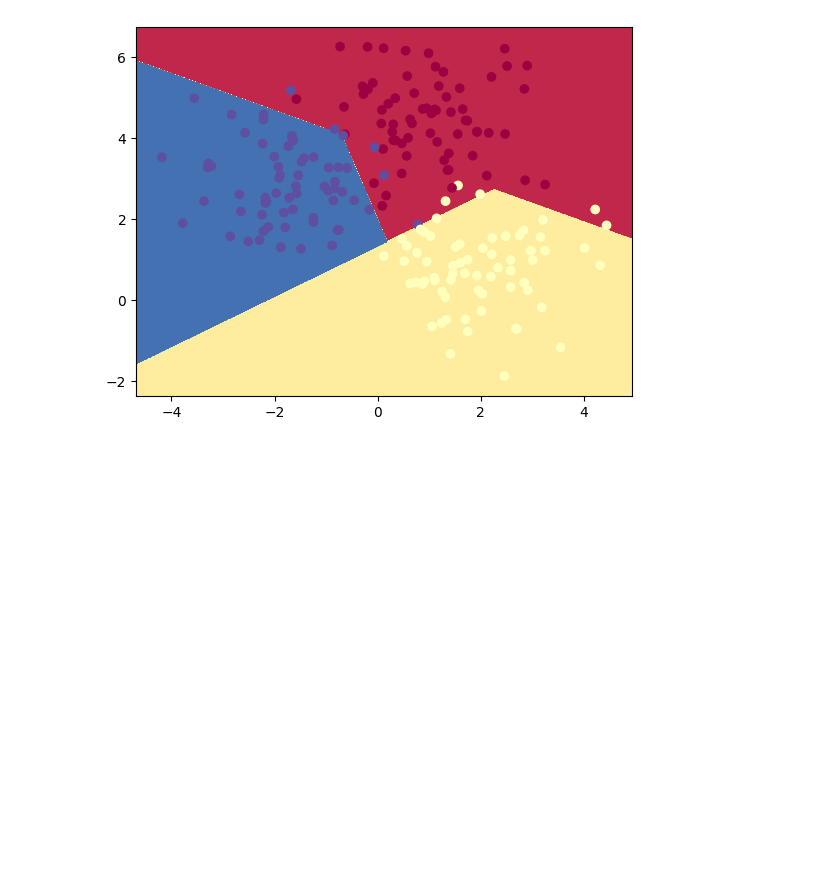
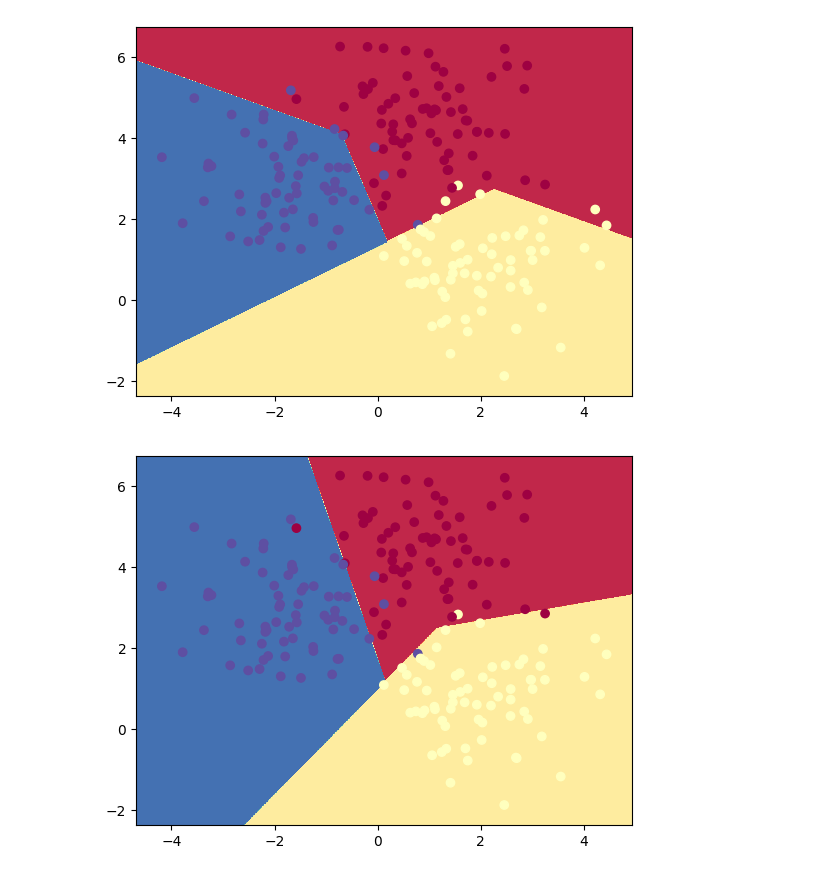
Before and after one commit to VladGnatiuk/projector_ml6, a Jupyter notebook: _vg/homeworks/homework 01-v2.ipynb, the cells around one changed output. Saved outputs shown, nothing was run; the diff lists cells and outputs as text; code cells hidden in the pictures; blank space fills up the shorter version.

```diff
--- a/_vg/homeworks/homework 01-v2.ipynb
+++ b/_vg/homeworks/homework 01-v2.ipynb
@@ -219,7 +219,7 @@ def plot_decision_boundary(x, y, pred_func):
     plt.show()
 
 
-def run_perceptron(x, y, lr, max_iterations_wo_improvement = 20, max_iterations = 100):
+def run_perceptron2(x, y, lr, max_iterations_wo_improvement = 20, max_iterations = 100):
     w = np.random.random((x.shape[1], y.shape[1]))
 
     error = get_error(w, x, y)
@@ -267,7 +267,50 @@ X, y = sklearn.datasets.make_blobs(N)
 X_1 = add_ones(X)
 y_encoded = one_hot_encode(y, 3)
 
-w = run_perceptron(X_1, y_encoded, 1, 500, 1000)
+w = run_perceptron2(X_1, y_encoded, 1, 500, 1000)
 plot_decision_boundary(X, y, lambda x: predict_class(w, x))
 # %% [output]
 [figure]
+# %%
+# One vs one approach (with loops)
+
+def predict_class(w, x):
+    y_pred = perceptron(np.array(w), x)
+    df = pd.DataFrame(y_pred, columns=['t0', 't1', 't2']) # We ran 3 tests, pairing all classes
+    df[['c0', 'c1', 'c2']] = 0
+    for i, p in enumerate(pairs):
+        t = 't' + str(i)
+        df.loc[:, 'c' + str(p[0])] += np.mod(df[t] + 1, 2) # if 0 then add to class counter
+        df.loc[:, 'c' + str(p[1])] += df[t] # if 1 then add to class counter
+
+    rates = df[['c0', 'c1', 'c2']].to_numpy()
+
+    return np.argmax(rates, axis=1)
+
+
+np.random.seed(0)
+N = 200
+X, y = sklearn.datasets.make_blobs(N)
+
+pairs = [[0,1],[0,2],[1,2]]
+weights = []
+
+for p in pairs:
+    x_c1 = X[y==p[0]]
+    x_c2 = X[y==p[1]]
+
+    y_c1 = np.zeros(x_c1.shape[0])
+    y_c2 = np.ones(x_c2.shape[0])
+
+    X_test = np.concatenate((x_c1, x_c2))
+    y_test = np.concatenate((y_c1, y_c2))
+
+    X_test_1 = add_ones(X_test)
+
+    w, _, _ = run_perceptron(X_test_1, y_test, 1, 200, 1000)
+    weights.append(w)
+
+weights = np.reshape(weights, (3,3))
+plot_decision_boundary(X, y, lambda x: predict_class(weights, x))
+# %% [output]
+[figure, added]
```
